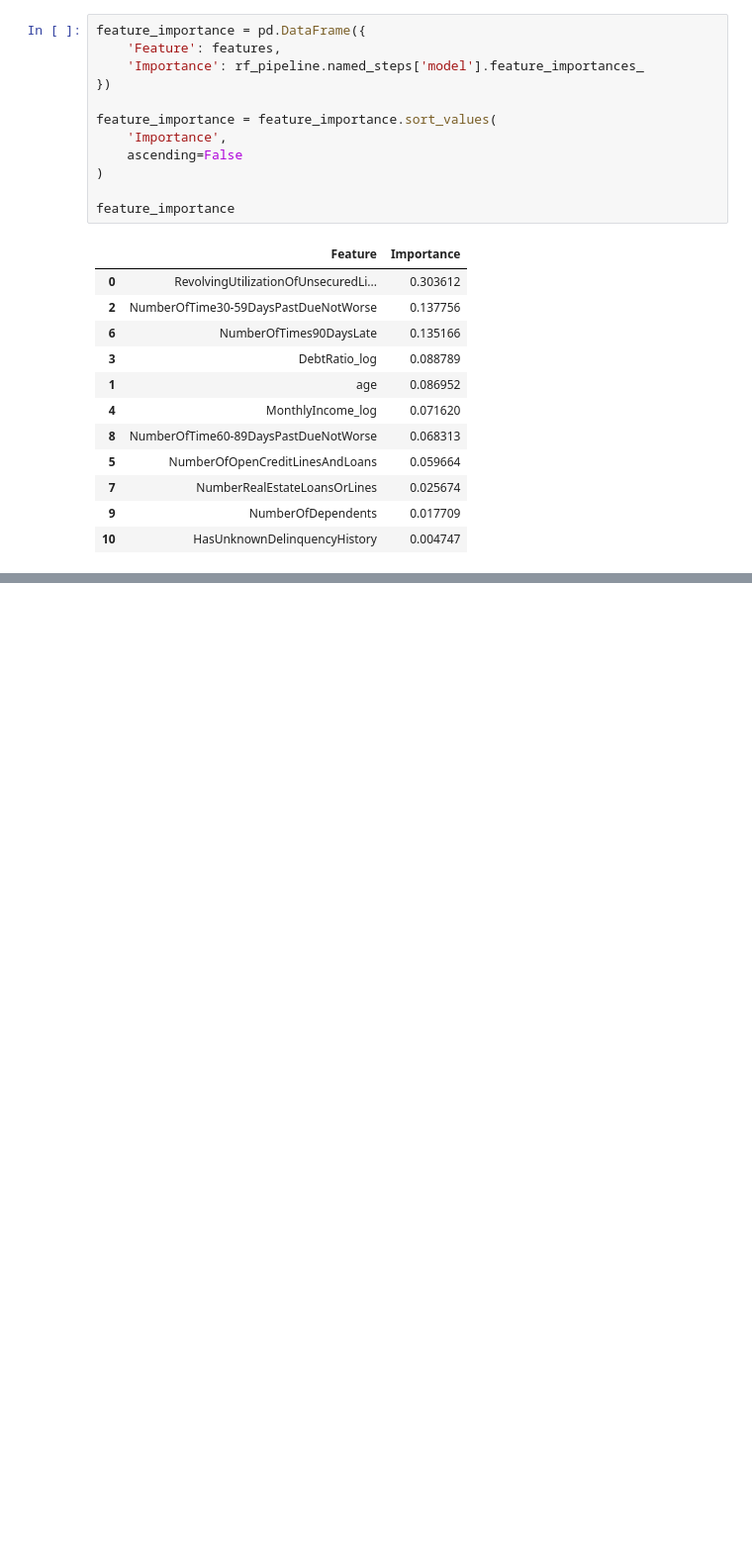
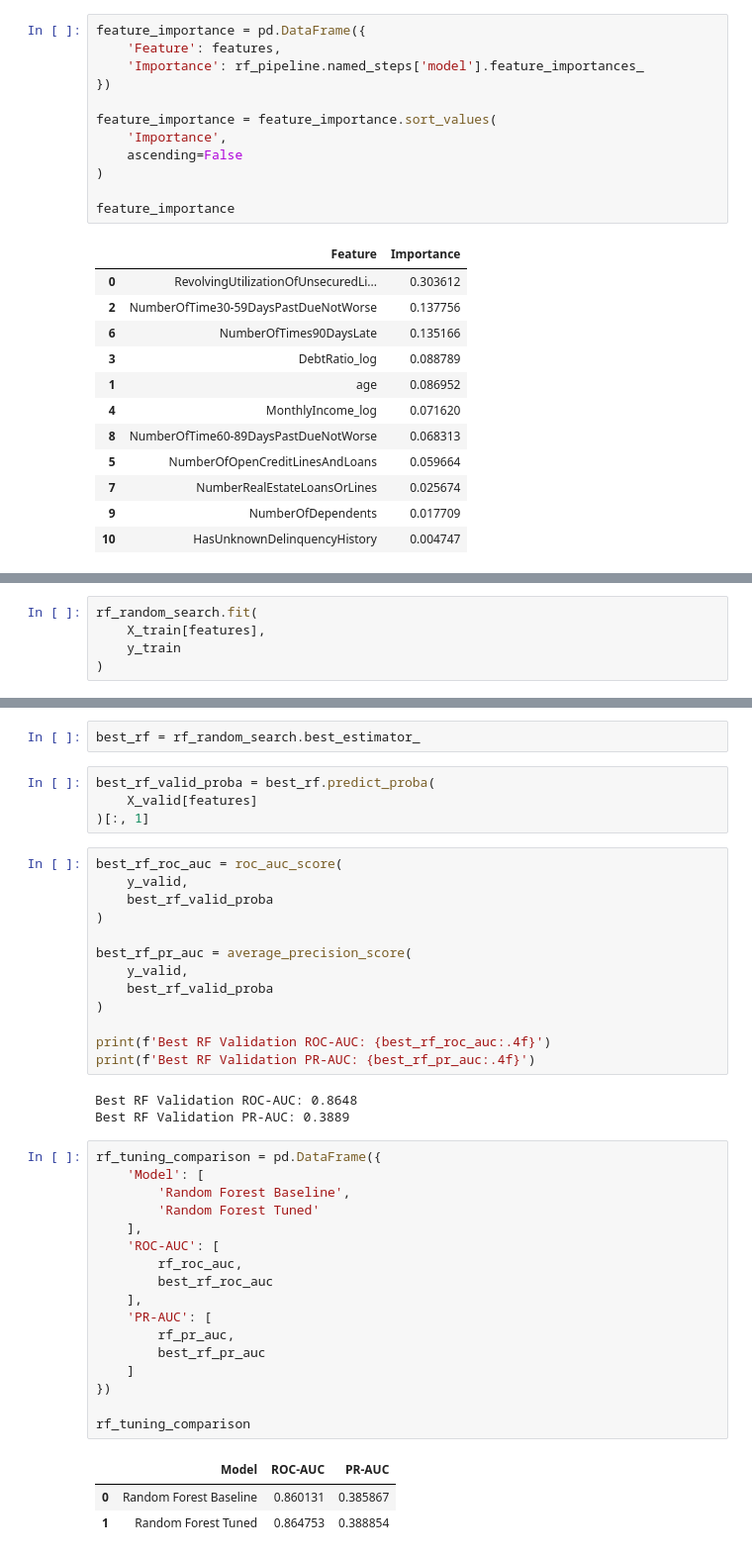
Before and after one commit to Randysman/credit_score, a Jupyter notebook: Modeling.ipynb, the cells around one changed output, grey strips where cells are left out. Shown at 99% size. Cells and saved outputs as stored; diff of their text form; blank space fills up the shorter version.

```diff
--- a/Modeling.ipynb
+++ b/Modeling.ipynb
@@ -865,0 +892,5 @@ plt.show()
+# %%
+rf_random_search.fit(
+    X_train[features],
+    y_train
+)
@@ -865,0 +926,43 @@ plt.show()
+# %%
+best_rf = rf_random_search.best_estimator_
+# %%
+best_rf_valid_proba = best_rf.predict_proba(
+    X_valid[features]
+)[:, 1]
+# %%
+best_rf_roc_auc = roc_auc_score(
+    y_valid,
+    best_rf_valid_proba
+)
+
+best_rf_pr_auc = average_precision_score(
+    y_valid,
+    best_rf_valid_proba
+)
+
+print(f'Best RF Validation ROC-AUC: {best_rf_roc_auc:.4f}')
+print(f'Best RF Validation PR-AUC: {best_rf_pr_auc:.4f}')
+# %% [output]
+Best RF Validation ROC-AUC: 0.8648
+Best RF Validation PR-AUC: 0.3889
+# %%
+rf_tuning_comparison = pd.DataFrame({
+    'Model': [
+        'Random Forest Baseline',
+        'Random Forest Tuned'
+    ],
+    'ROC-AUC': [
+        rf_roc_auc,
+        best_rf_roc_auc
+    ],
+    'PR-AUC': [
+        rf_pr_auc,
+        best_rf_pr_auc
+    ]
+})
+
+rf_tuning_comparison
+# %% [output]
+|  | Model | ROC-AUC | PR-AUC |
+| 0 | Random Forest Baseline | 0.860131 | 0.385867 |
+| 1 | Random Forest Tuned | 0.864753 | 0.388854 |
```
Also changed, not shown: parts of 23 cells of this notebook.
